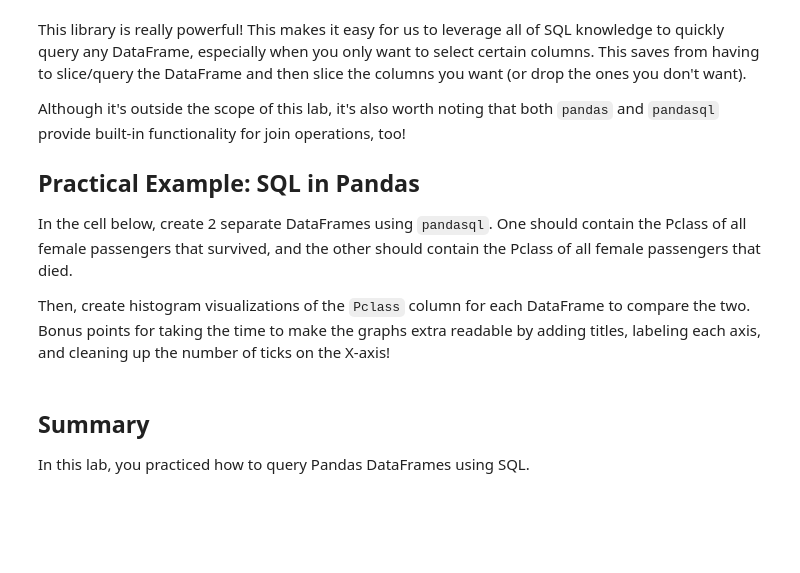
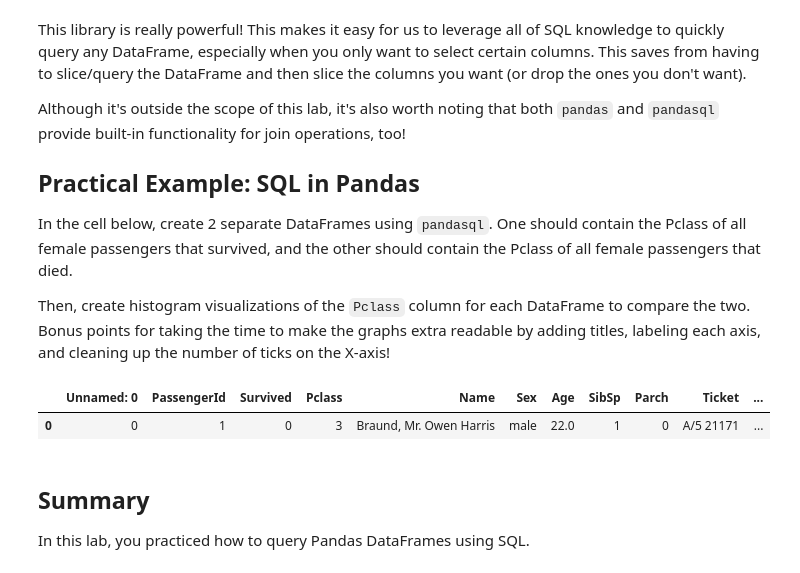
Before and after one commit to Pballer/dsc-using-sql-with-pandas-lab-dc-ds-071519, a Jupyter notebook: index.ipynb, the cells around one changed output. Saved outputs shown, nothing was run; the diff lists cells and outputs as text; code cells hidden in the pictures; blank space fills up the shorter version.

```diff
--- a/index.ipynb
+++ b/index.ipynb
@@ -275,6 +275,11 @@ Although it's outside the scope of this lab, it's also worth noting that both `p
 In the cell below, create 2 separate DataFrames using `pandasql`.  One should contain the Pclass of all female passengers that survived, and the other should contain the Pclass of all female passengers that died.
 
 Then, create histogram visualizations of the `Pclass` column for each DataFrame to compare the two.  Bonus points for taking the time to make the graphs extra readable by adding titles, labeling each axis, and cleaning up the number of ticks on the X-axis!
+# %%
+df.head(1)
+# %% [output]
+|  | Unnamed: 0 | PassengerId | Survived | Pclass | Name | Sex | Age | SibSp | Parch | Ticket | ... |
+| 0 | 0 | 1 | 0 | 3 | Braund, Mr. Owen Harris | male | 22.0 | 1 | 0 | A/5 21171 | ... |
 # %%
 # Write your queries in these variables to keep your code well-formatted and readable
 q3 = None
```
